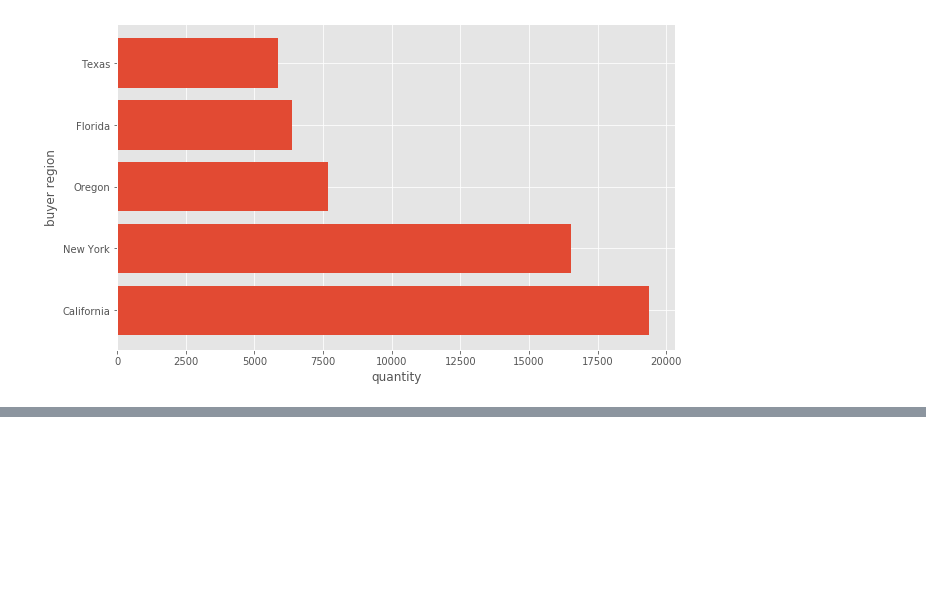
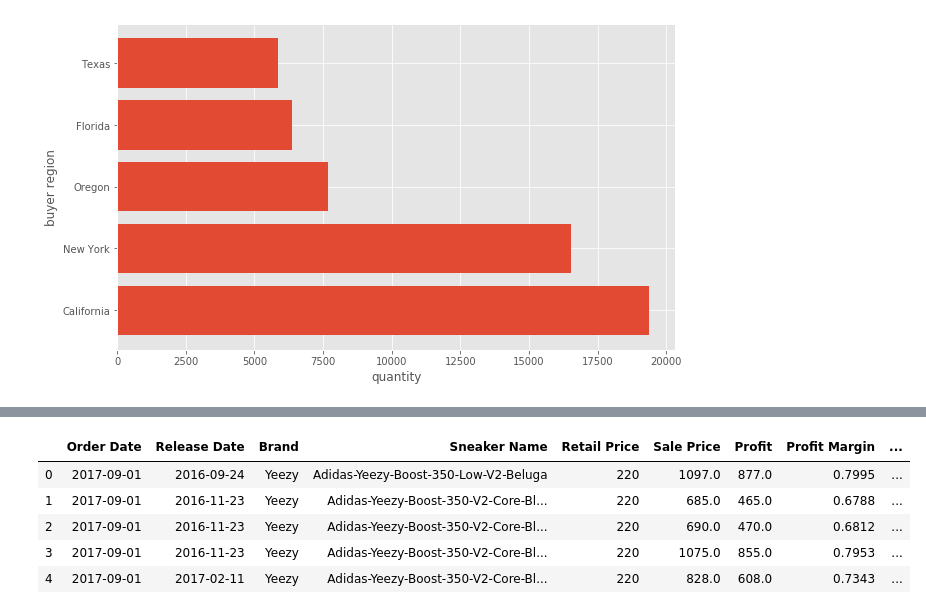
Before and after one commit to HienHa34/Yeezy-vs.-Off-White, a Jupyter notebook: EDA.ipynb, the cells around one changed output, grey strips where cells are left out. Drawn from its saved outputs; the diff is of its cells as text; code cells hidden in the pictures; blank space fills up the shorter version.

```diff
--- a/EDA.ipynb
+++ b/EDA.ipynb
@@ -256,3 +256,14 @@ df.head()
 | 2 | 2017-09-01 | Yeezy | Adidas-Yeezy-Boost-350-V2-Core-Bl... | 690.0 | 220 | 2016-11-23 | 11.0 | California | ... |
 | 3 | 2017-09-01 | Yeezy | Adidas-Yeezy-Boost-350-V2-Core-Bl... | 1075.0 | 220 | 2016-11-23 | 11.5 | Kentucky | ... |
 | 4 | 2017-09-01 | Yeezy | Adidas-Yeezy-Boost-350-V2-Core-Bl... | 828.0 | 220 | 2017-02-11 | 11.0 | Rhode Island | ... |
+# %%
+df= df[['Order Date','Release Date', 'Brand', 'Sneaker Name', 'Retail Price', 'Sale Price','Profit','Profit Margin','Shoe Size','Buyer State', 'Buyer Region']]
+# %%
+df.head()
+# %% [output]
+|  | Order Date | Release Date | Brand | Sneaker Name | Retail Price | Sale Price | Profit | Profit Margin | ... |
+| 0 | 2017-09-01 | 2016-09-24 | Yeezy | Adidas-Yeezy-Boost-350-Low-V2-Beluga | 220 | 1097.0 | 877.0 | 0.7995 | ... |
+| 1 | 2017-09-01 | 2016-11-23 | Yeezy | Adidas-Yeezy-Boost-350-V2-Core-Bl... | 220 | 685.0 | 465.0 | 0.6788 | ... |
+| 2 | 2017-09-01 | 2016-11-23 | Yeezy | Adidas-Yeezy-Boost-350-V2-Core-Bl... | 220 | 690.0 | 470.0 | 0.6812 | ... |
+| 3 | 2017-09-01 | 2016-11-23 | Yeezy | Adidas-Yeezy-Boost-350-V2-Core-Bl... | 220 | 1075.0 | 855.0 | 0.7953 | ... |
+| 4 | 2017-09-01 | 2017-02-11 | Yeezy | Adidas-Yeezy-Boost-350-V2-Core-Bl... | 220 | 828.0 | 608.0 | 0.7343 | ... |
```
